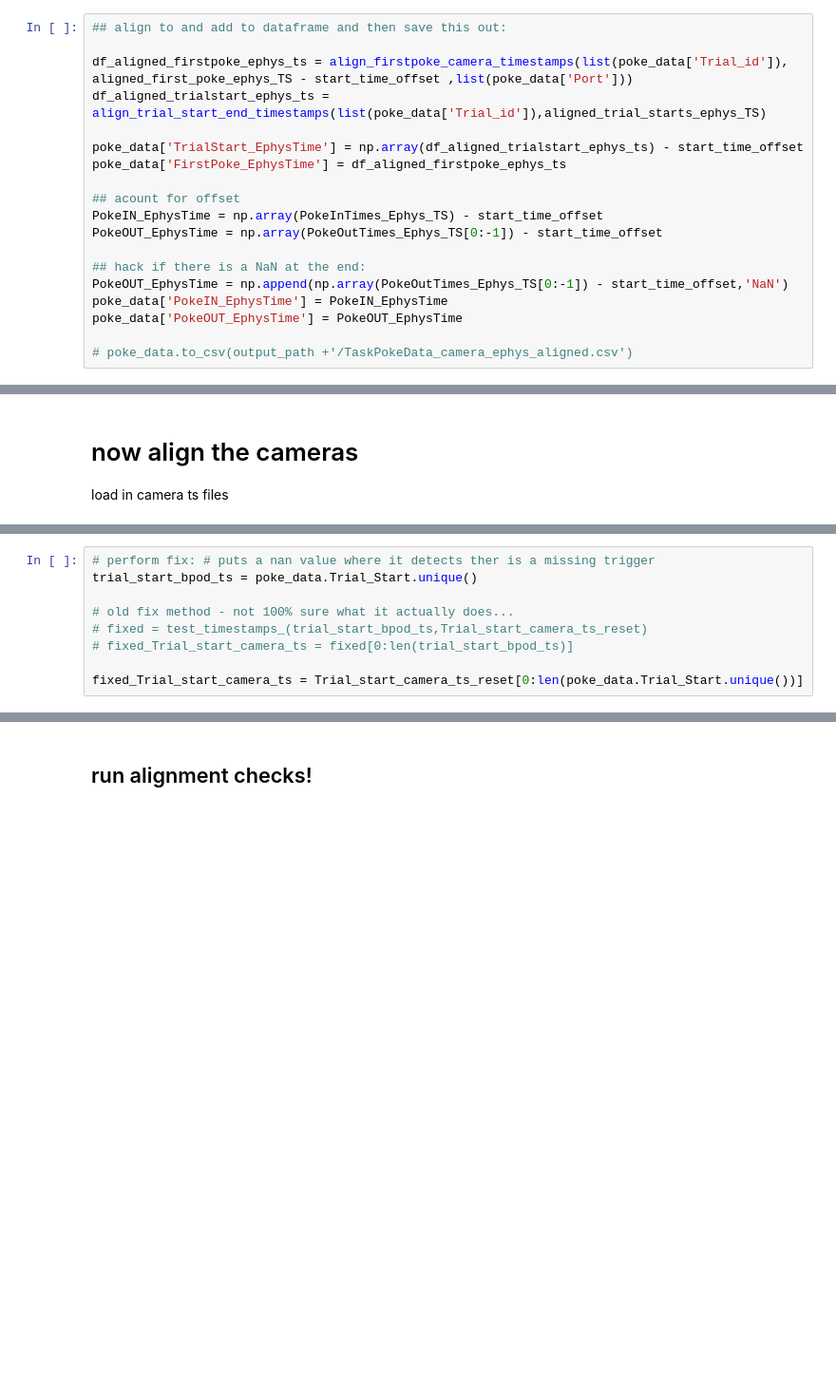
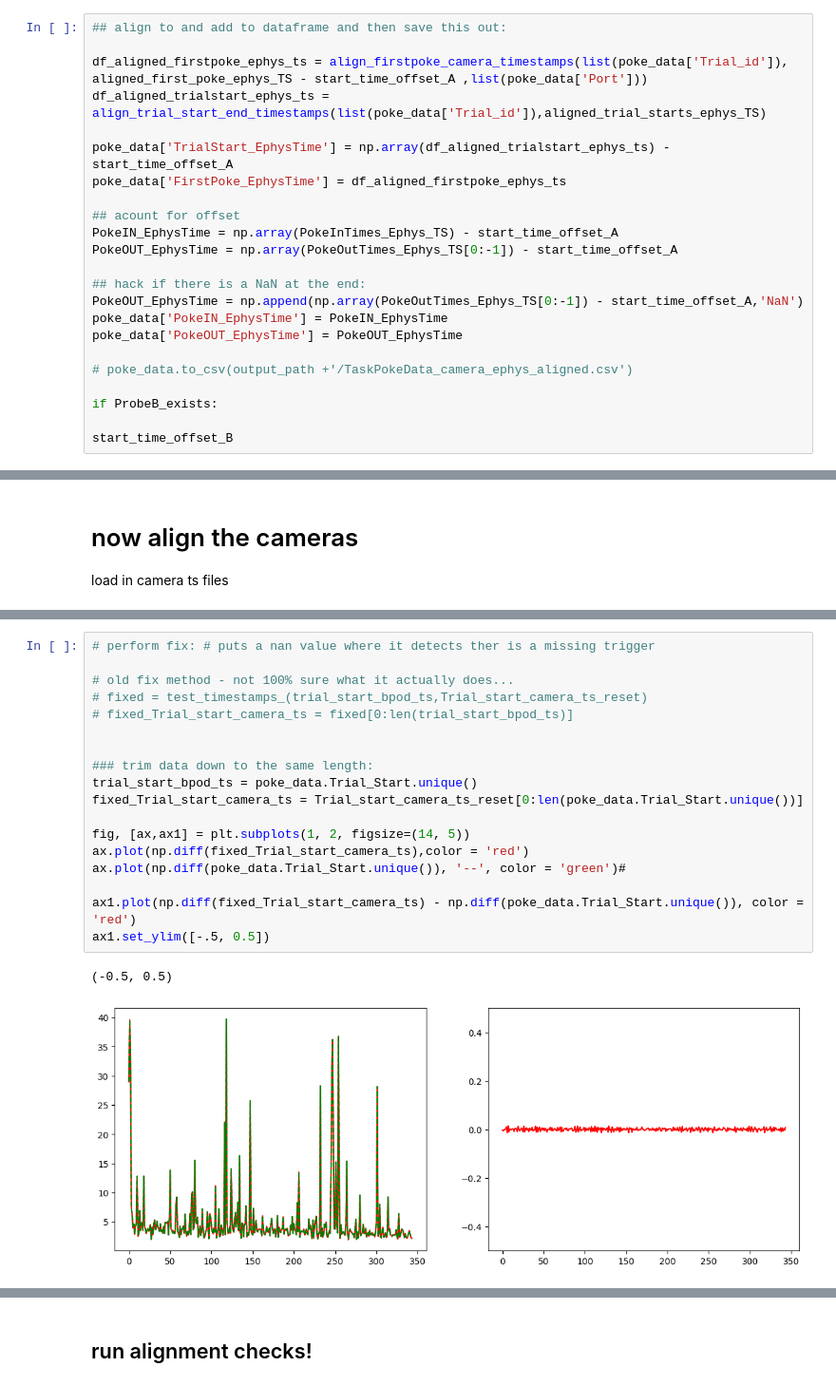
Before and after one commit to SainsburyWellcomeCentre/sequences_neuropixel_preprocess, a Jupyter notebook: 6_align_data.ipynb, the cells around one changed output, grey strips where cells are left out. Shown at 95% size. Saved outputs shown, nothing was run; the diff lists cells and outputs as text; blank space fills up the shorter version.

```diff
--- a/6_align_data.ipynb
+++ b/6_align_data.ipynb
@@ -902,19 +939,23 @@ PokeOutTimes_Ephys_TS = AlignToTriggersAndFIndEphysTimestamps(PokeOut_Times,tria
 # %%
 ## align to and add to dataframe and then save this out:
 
-df_aligned_firstpoke_ephys_ts = align_firstpoke_camera_timestamps(list(poke_data['Trial_id']), aligned_first_poke_ephys_TS - start_time_offset ,list(poke_data['Port']))
+df_aligned_firstpoke_ephys_ts = align_firstpoke_camera_timestamps(list(poke_data['Trial_id']), aligned_first_poke_ephys_TS - start_time_offset_A ,list(poke_data['Port']))
 df_aligned_trialstart_ephys_ts = align_trial_start_end_timestamps(list(poke_data['Trial_id']),aligned_trial_starts_ephys_TS)
 
-poke_data['TrialStart_EphysTime'] = np.array(df_aligned_trialstart_ephys_ts) - start_time_offset
+poke_data['TrialStart_EphysTime'] = np.array(df_aligned_trialstart_ephys_ts) - start_time_offset_A
 poke_data['FirstPoke_EphysTime'] = df_aligned_firstpoke_ephys_ts
 
 ## acount for offset
-PokeIN_EphysTime = np.array(PokeInTimes_Ephys_TS) - start_time_offset
-PokeOUT_EphysTime = np.array(PokeOutTimes_Ephys_TS[0:-1]) - start_time_offset
+PokeIN_EphysTime = np.array(PokeInTimes_Ephys_TS) - start_time_offset_A
+PokeOUT_EphysTime = np.array(PokeOutTimes_Ephys_TS[0:-1]) - start_time_offset_A
 
 ## hack if there is a NaN at the end:
-PokeOUT_EphysTime = np.append(np.array(PokeOutTimes_Ephys_TS[0:-1]) - start_time_offset,'NaN')
+PokeOUT_EphysTime = np.append(np.array(PokeOutTimes_Ephys_TS[0:-1]) - start_time_offset_A,'NaN')
 poke_data['PokeIN_EphysTime'] = PokeIN_EphysTime
 poke_data['PokeOUT_EphysTime'] = PokeOUT_EphysTime
 
 # poke_data.to_csv(output_path +'/TaskPokeData_camera_ephys_aligned.csv')
+
+if ProbeB_exists:
+
+start_time_offset_B
@@ -1080,9 +1083,21 @@ plt.ylim([-0.5, 0.5])
 # %%
 # perform fix: # puts a nan value where it detects ther is a missing trigger
-trial_start_bpod_ts = poke_data.Trial_Start.unique()
 
 # old fix method - not 100% sure what it actually does...
 # fixed = test_timestamps_(trial_start_bpod_ts,Trial_start_camera_ts_reset)
 # fixed_Trial_start_camera_ts = fixed[0:len(trial_start_bpod_ts)]
 
+
+### trim data down to the same length:
+trial_start_bpod_ts = poke_data.Trial_Start.unique()
 fixed_Trial_start_camera_ts = Trial_start_camera_ts_reset[0:len(poke_data.Trial_Start.unique())]
+
+fig, [ax,ax1] = plt.subplots(1, 2, figsize=(14, 5))
+ax.plot(np.diff(fixed_Trial_start_camera_ts),color = 'red')
+ax.plot(np.diff(poke_data.Trial_Start.unique()), '--', color = 'green')#
+
+ax1.plot(np.diff(fixed_Trial_start_camera_ts) - np.diff(poke_data.Trial_Start.unique()), color = 'red')
+ax1.set_ylim([-.5, 0.5])
+# %% [output]
+(-0.5, 0.5)
+[figure, added]
```
Also changed, not shown: parts of 36 cells of this notebook.
